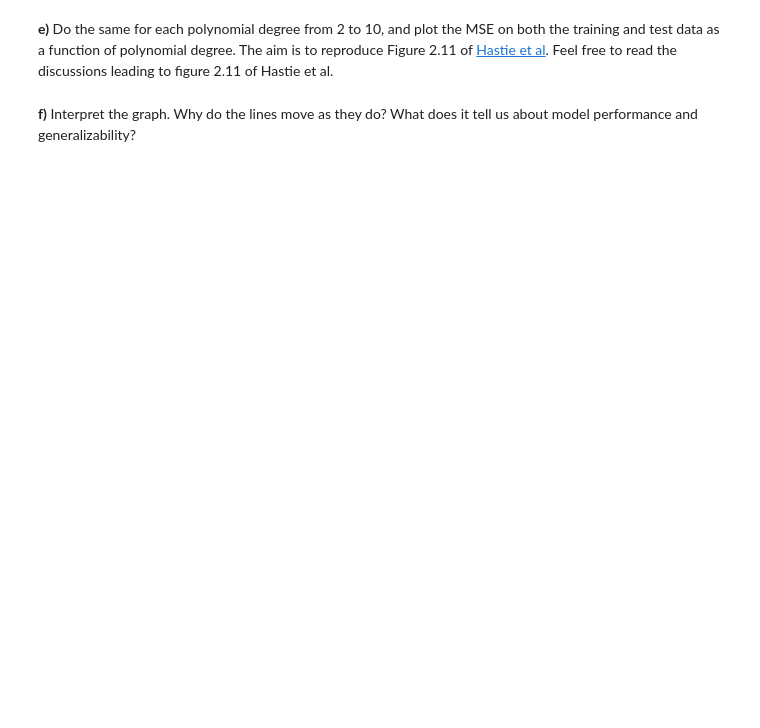
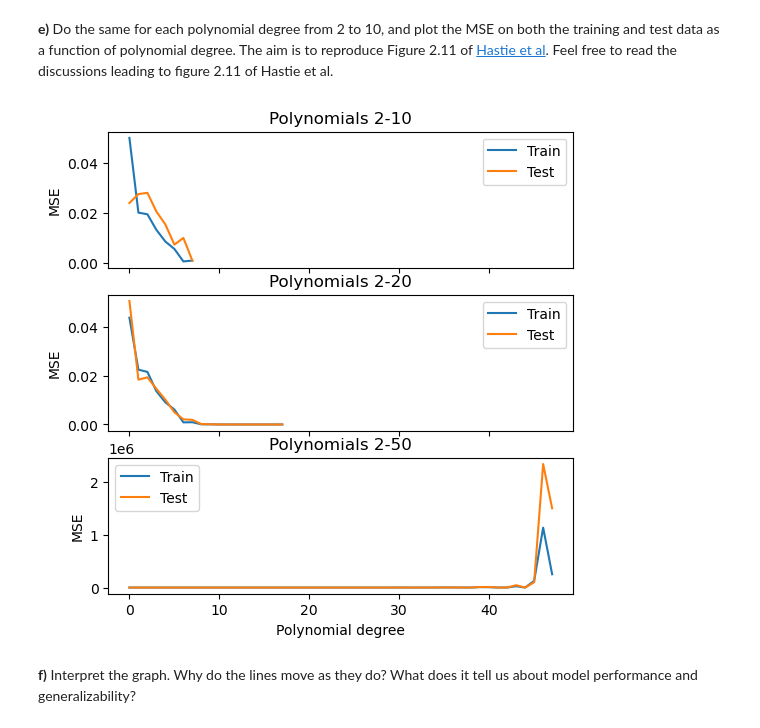
Before and after one commit to kjes4pres/FYS-STK4155, a Jupyter notebook: exercises/week35.ipynb, the cells around one changed output. Drawn from its saved outputs; the diff is of its cells as text; code cells hidden in the pictures; blank space fills up the shorter version.

```diff
--- a/exercises/week35.ipynb
+++ b/exercises/week35.ipynb
@@ -240,0 +269,3 @@ from sklearn.model_selection import train_test_split
+# %%
+def MSE(y_data, y_pred):
+    return np.mean((y_data - y_pred)**2)
@@ -243,2 +319,29 @@ from sklearn.model_selection import train_test_split
+# %%
+mse_trains_10, mse_tests_10 = model_complexity_test(10)  # MSE for polynomials 2-10
+mse_trains_20, mse_tests_20 = model_complexity_test(20)  # MSE for polynomials 2-20
+mse_trains_50, mse_tests_50 = model_complexity_test(50)  # MSE for polynomials 2-50
+# %%
+fig, ax = plt.subplots(3, 1, figsize=(6, 6), sharex=True)
+degrees = np.arange(2, 51)
+
+ax[0].plot(mse_trains_10, label='Train')
+ax[0].plot(mse_tests_10, label='Test')
+ax[0].set_title('Polynomials 2-10')
+
+ax[1].plot(mse_trains_20, label='Train')
+ax[1].plot(mse_tests_20, label='Test')
+ax[1].set_title('Polynomials 2-20')
+
+ax[2].plot(mse_trains_50, label='Train')
+ax[2].plot(mse_tests_50, label='Test')
+ax[2].set_title('Polynomials 2-50')
+
+ax[2].set_xlabel('Polynomial degree')
+
+for axs in ax:
+    axs.set_ylabel('MSE')
+    axs.legend()
+# %% [output]
+[figure, added]
 # %% [markdown]
 **f)** Interpret the graph. Why do the lines move as they do? What does it tell us about model performance and generalizability?
```
Also changed, not shown: parts of 21 cells of this notebook.
